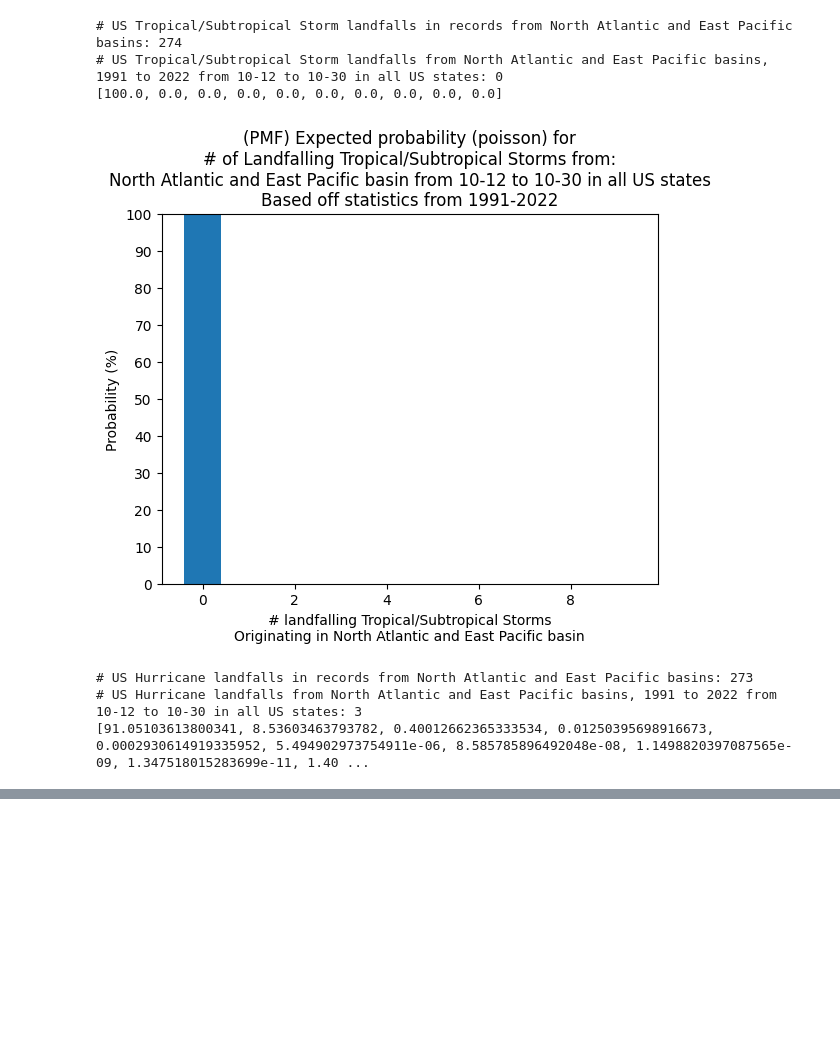
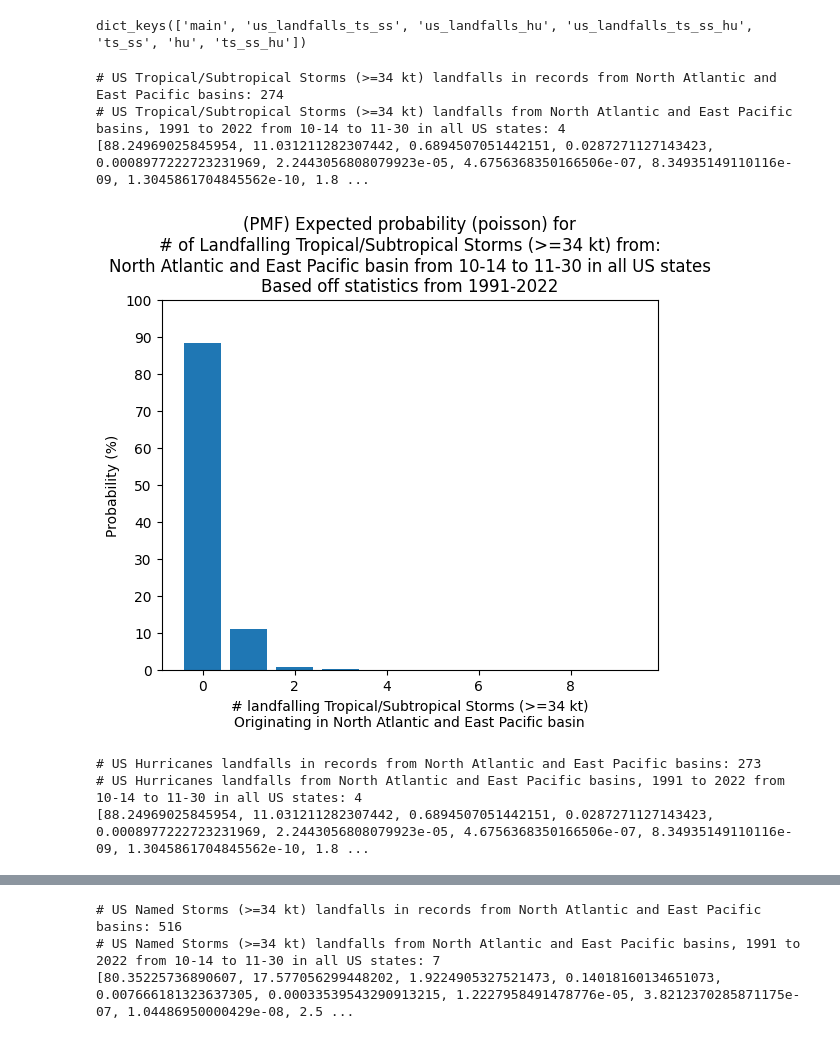
Before and after one commit to JRPdata/cyclone_climatology, a Jupyter notebook: cyclone_climatology.ipynb, the cells around one changed output, grey strips where cells are left out. Cells and saved outputs as stored; diff of their text form; code cells hidden in the pictures; blank space fills up the shorter version.

```diff
--- a/cyclone_climatology.ipynb
+++ b/cyclone_climatology.ipynb
@@ -235,0 +373,6 @@ for basin_name, dict_dfs in dfs_by_basin.items():
+# %%
+# write the parquets
+for df_name, dict_df in dfs_na_ep.items():
+    parquet_name = 'na_ep_' + df_name + ".parquet"
+    #print(parquet_name)
+    dict_df.to_parquet(parquet_name)
@@ -326,22 +646,7 @@ for basin_name, dict_dfs in dfs_by_basin.items():
-# %%
-# join together NA/EP basins dfs
-na_and_ep_dfs_by_type = {}
-for basin_name, dict_dfs in dfs_by_basin.items():
-    storm_types = {'TS/SS': 'Tropical/Subtropical Storm', 'HU': "Hurricane"}
-    storm_type_short_to_dict_key_mapping = {'TS/SS': 'us_landfalls_ts_ss', 'HU': 'us_landfalls_hu'}
-    basin_mapping = {'NA': 'North Atlantic', 'EP': 'East Pacific'}
-    full_basin_name = basin_mapping[basin_name]
-    if 'main' in na_and_ep_dfs_by_type:
-        na_and_ep_dfs_by_type['main'] = pd.concat([na_and_ep_dfs_by_type['main'], dict_dfs['main']])
-    else:
-        na_and_ep_dfs_by_type['main'] = dict_dfs['main'].copy(deep=True)
-    for storm_type_short, storm_type_long in storm_types.items():
-        k = storm_type_short_to_dict_key_mapping[storm_type_short]
-        df_ref_with_state = dict_dfs[k]
-        if k in na_and_ep_dfs_by_type:
-            na_and_ep_dfs_by_type[k] = pd.concat([na_and_ep_dfs_by_type[k], df_ref_with_state])
-        else:
-            na_and_ep_dfs_by_type[k] = df_ref_with_state.copy(deep=True)
+# %%
+print(dfs_by_basin['NA'].keys())
+# %% [output]
+dict_keys(['main', 'us_landfalls_ts_ss', 'us_landfalls_hu', 'us_landfalls_ts_ss_hu', 'ts_ss', 'hu', 'ts_ss_hu'])
 # %%
 ##### COMBINED NA AND EP BASIN STATISTICS FOR US LANDFALLS
 # set optionally either to None (default 1991-2022)
@@ -353,12 +658,12 @@ start_day = None
 end_month = None
 end_day = None
 start_month = 10
-start_day = 12
-end_month = 10
+start_day = 14
+end_month = 11
 end_day = 30
 # either None, or a list of 2 letter states to include
 states = None
-#states = ['TX']
+#states = ['NY', 'NJ']
 
 if start_month and start_day and end_month and end_day:
     sub_period_str = f'from {start_month}-{start_day} to {end_month}-{end_day}'
@@ -373,11 +678,11 @@ else:
 
 full_basin_name = "North Atlantic and East Pacific"
 
-storm_types = {'TS/SS': 'Tropical/Subtropical Storm', 'HU': "Hurricane"}
-storm_type_short_to_dict_key_mapping = {'TS/SS': 'us_landfalls_ts_ss', 'HU': 'us_landfalls_hu'}
+storm_types = {'TS/SS': 'Tropical/Subtropical Storms (>=34 kt)', 'HU': "Hurricanes", 'TS/SS/HU': 'Named Storms (>=34 kt)'}
+storm_type_short_to_dict_key_mapping = {'TS/SS': 'ts_ss', 'HU': 'hu', 'TS/SS/HU': 'ts_ss_hu'}
 for storm_type_short, storm_type_long in storm_types.items():
     k = storm_type_short_to_dict_key_mapping[storm_type_short]
-    df_ref_with_state = na_and_ep_dfs_by_type[k]
+    df_ref_with_state = dfs_na_ep_us_landfalls[k].copy(deep=True)
     # with state has duplicate rows to record storms with multiple landfalls, so get only the unique storms for a count
     df_unique_storms = df_ref_with_state.drop_duplicates(subset=['USA_ATCF_ID'])
     df_unique_storms.reset_index()
@@ -387,39 +692,39 @@ for storm_type_short, storm_type_long in storm_types.items():
         df_ref_with_state,
         states=states,
         start_year=start_year, end_year=end_year,
         start_month_num=start_month, start_day_num_of_month=start_day,
         end_month_num=end_month, end_day_num_of_month=end_day
     )
     num_years = (end_year - start_year + 1)
     num_in_period = len(landfalling_in_period)
     print(f"# US {storm_type_long} landfalls from {full_basin_name} basins, {start_year} to {end_year} {sub_period_str} {states_str}:", num_in_period)
 
     event_counts = list(range(0,10))
     ep_pct_per_event_count = []
     for n in event_counts:
         ep_pct_per_event_count.append(100 * poisson_pmf(num_years, num_in_period, n))
 
     print(ep_pct_per_event_count)
     # Create a bar chart
     plt.bar(event_counts, ep_pct_per_event_count)
 
     plt.ylim(0, 100)
     plt.yticks(range(0, 101, 10))
 
     # Label the axes and give the chart a title
-    plt.xlabel(f'# landfalling {storm_type_long}s\nOriginating in {full_basin_name} basin')
+    plt.xlabel(f'# landfalling {storm_type_long}\nOriginating in {full_basin_name} basin')
     plt.ylabel('Probability (%)')
-    plt.title(f"(PMF) Expected probability (poisson) for\n# of Landfalling {storm_type_long}s from:\n" +
+    plt.title(f"(PMF) Expected probability (poisson) for\n# of Landfalling {storm_type_long} from:\n" +
               f"{full_basin_name} basin {sub_period_str} {states_str}\n" +
               f"Based off statistics from {start_year}-{end_year}")
 
     # Show the chart
     plt.show()
 # %% [output]
-# US Tropical/Subtropical Storm landfalls in records from North Atlantic and East Pacific basins: 274
-# US Tropical/Subtropical Storm landfalls from North Atlantic and East Pacific basins, 1991 to 2022 from 10-12 to 10-30 in all US states: 0
-[100.0, 0.0, 0.0, 0.0, 0.0, 0.0, 0.0, 0.0, 0.0, 0.0]
+# US Tropical/Subtropical Storms (>=34 kt) landfalls in records from North Atlantic and East Pacific basins: 274
+# US Tropical/Subtropical Storms (>=34 kt) landfalls from North Atlantic and East Pacific basins, 1991 to 2022 from 10-14 to 11-30 in all US states: 4
+[88.24969025845954, 11.031211282307442, 0.6894507051442151, 0.0287271127143423, 0.0008977222723231969, 2.2443056808079923e-05, 4.6756368350166506e-07, 8.34935149110116e-09, 1.3045861704845562e-10, 1.8 ...
-[figure, old version]
+[figure, new version]
-# US Hurricane landfalls in records from North Atlantic and East Pacific basins: 273
-# US Hurricane landfalls from North Atlantic and East Pacific basins, 1991 to 2022 from 10-12 to 10-30 in all US states: 3
-[91.05103613800341, 8.53603463793782, 0.40012662365333534, 0.01250395698916673, 0.0002930614919335952, 5.494902973754911e-06, 8.585785896492048e-08, 1.1498820397087565e-09, 1.347518015283699e-11, 1.40 ...
+# US Hurricanes landfalls in records from North Atlantic and East Pacific basins: 273
+# US Hurricanes landfalls from North Atlantic and East Pacific basins, 1991 to 2022 from 10-14 to 11-30 in all US states: 4
+[88.24969025845954, 11.031211282307442, 0.6894507051442151, 0.0287271127143423, 0.0008977222723231969, 2.2443056808079923e-05, 4.6756368350166506e-07, 8.34935149110116e-09, 1.3045861704845562e-10, 1.8 ...
@@ -426,0 +732,3 @@ for storm_type_short, storm_type_long in storm_types.items():
+# US Named Storms (>=34 kt) landfalls in records from North Atlantic and East Pacific basins: 516
+# US Named Storms (>=34 kt) landfalls from North Atlantic and East Pacific basins, 1991 to 2022 from 10-14 to 11-30 in all US states: 7
+[80.35225736890607, 17.577056299448202, 1.9224905327521473, 0.14018160134651073, 0.007666181323637305, 0.00033539543290913215, 1.2227958491478776e-05, 3.8212370285871175e-07, 1.04486950000429e-08, 2.5 ...
```
Also changed, not shown: parts of 22 cells of this notebook, 20 other files.
